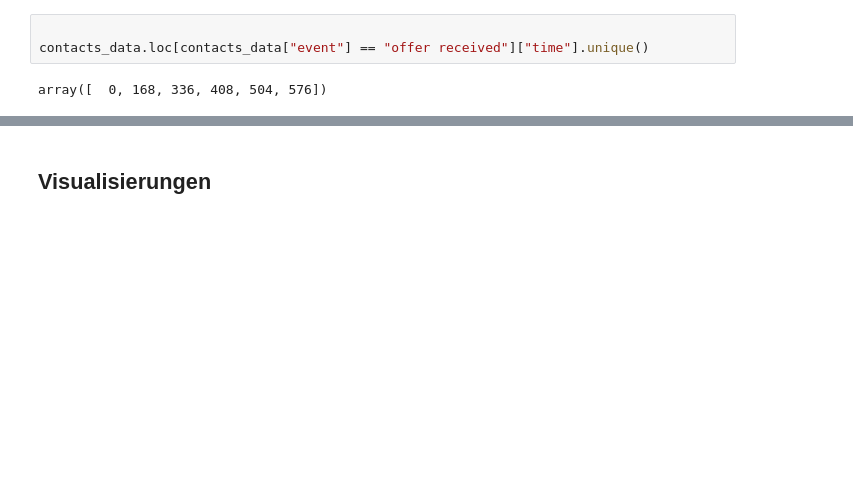
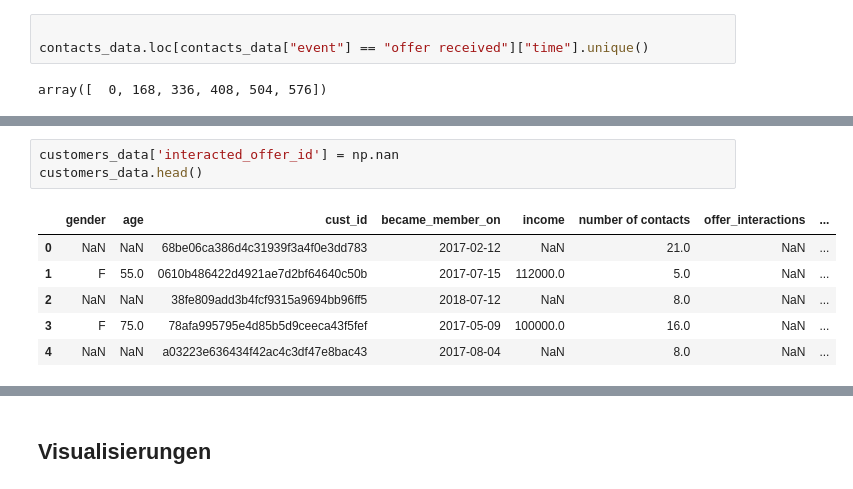
Before and after one commit to alexblang/crm, a Jupyter notebook: aufgabe_1_overview.ipynb, the cells around one changed output, grey strips where cells are left out. Drawn from its saved outputs; the diff is of its cells as text; blank space fills up the shorter version.

```diff
--- a/aufgabe_1_overview.ipynb
+++ b/aufgabe_1_overview.ipynb
@@ -250,0 +351,10 @@ contacts_data.loc[contacts_data["event"] == "offer received"]
+# %%
+customers_data['interacted_offer_id'] = np.nan
+customers_data.head()
+# %% [output]
+|  | gender | age | cust_id | became_member_on | income | number of contacts | offer_interactions | ... |
+| 0 | NaN | NaN | 68be06ca386d4c31939f3a4f0e3dd783 | 2017-02-12 | NaN | 21.0 | NaN | ... |
+| 1 | F | 55.0 | 0610b486422d4921ae7d2bf64640c50b | 2017-07-15 | 112000.0 | 5.0 | NaN | ... |
+| 2 | NaN | NaN | 38fe809add3b4fcf9315a9694bb96ff5 | 2018-07-12 | NaN | 8.0 | NaN | ... |
+| 3 | F | 75.0 | 78afa995795e4d85b5d9ceeca43f5fef | 2017-05-09 | 100000.0 | 16.0 | NaN | ... |
+| 4 | NaN | NaN | a03223e636434f42ac4c3df47e8bac43 | 2017-08-04 | NaN | 8.0 | NaN | ... |
```
Also changed, not shown: parts of 13 cells of this notebook.
